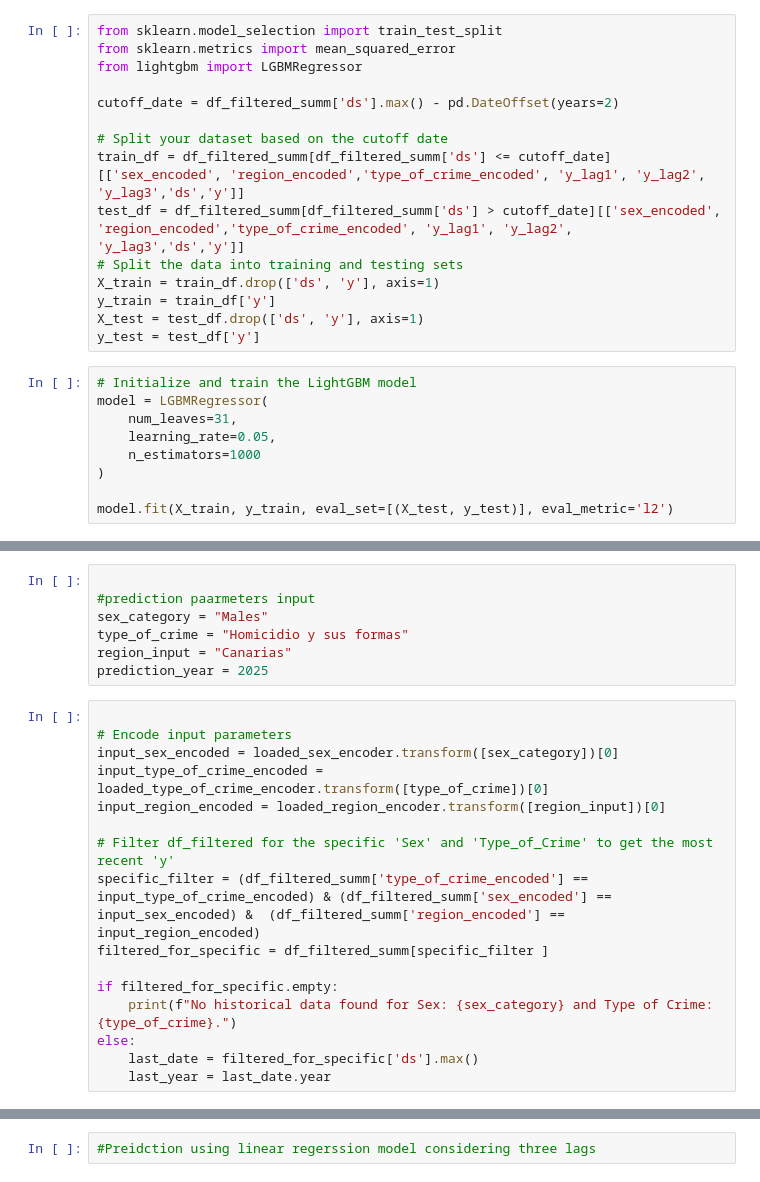
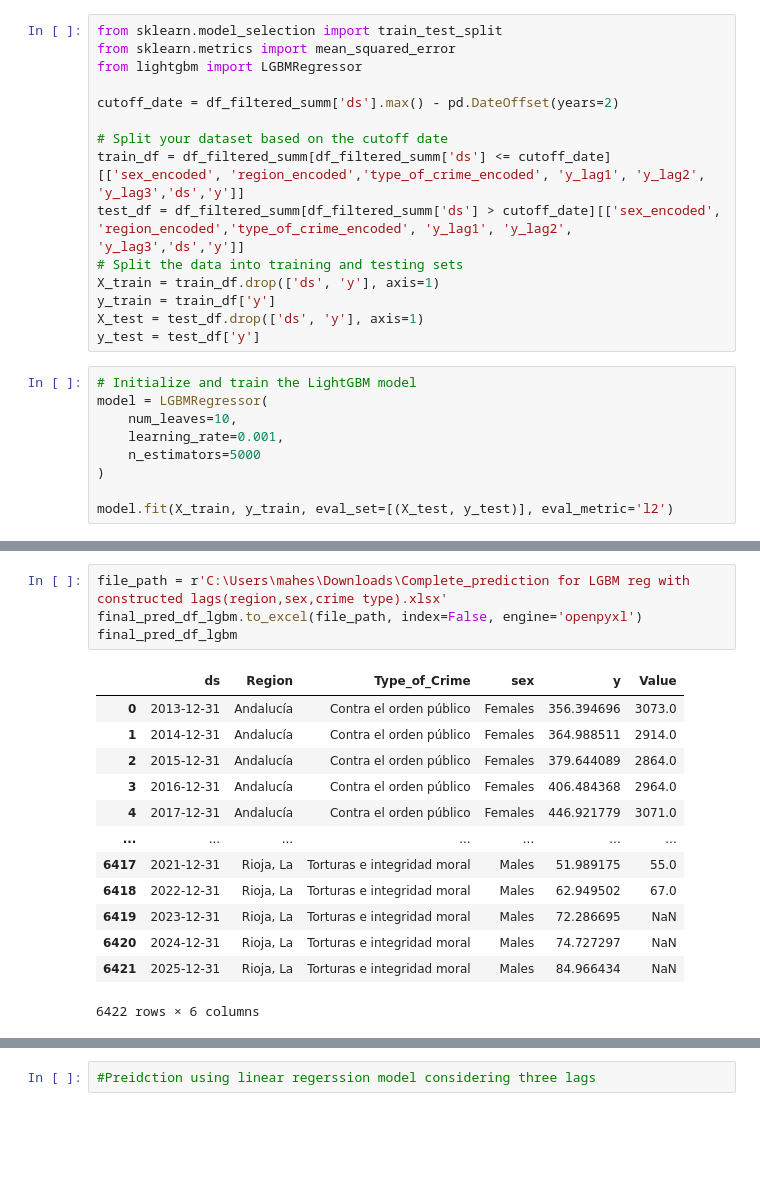
Before and after one commit to maheshsudar/alberto, a Jupyter notebook: police sex region stats v1.ipynb, the cells around one changed output, grey strips where cells are left out. Saved outputs shown, nothing was run; the diff lists cells and outputs as text; blank space fills up the shorter version.

```diff
--- a/police sex region stats v1.ipynb
+++ b/police sex region stats v1.ipynb
@@ -486,9 +486,9 @@ y_test = test_df['y']
 # %%
 # Initialize and train the LightGBM model
 model = LGBMRegressor(
-    num_leaves=31,
-    learning_rate=0.05,
-    n_estimators=1000
+    num_leaves=10,
+    learning_rate=0.001,
+    n_estimators=5000
 )
 
 model.fit(X_train, y_train, eval_set=[(X_test, y_test)], eval_metric='l2')
@@ -514,23 +512,0 @@ Test RMSE: 648.4105117303192
-# %%
-
-#prediction paarmeters input
-sex_category = "Males"
-type_of_crime = "Homicidio y sus formas"
-region_input = "Canarias"
-prediction_year = 2025
-# %%
-
-# Encode input parameters
-input_sex_encoded = loaded_sex_encoder.transform([sex_category])[0]
-input_type_of_crime_encoded = loaded_type_of_crime_encoder.transform([type_of_crime])[0]
-input_region_encoded = loaded_region_encoder.transform([region_input])[0]
-
-# Filter df_filtered for the specific 'Sex' and 'Type_of_Crime' to get the most recent 'y'
-specific_filter = (df_filtered_summ['type_of_crime_encoded'] == input_type_of_crime_encoded) & (df_filtered_summ['sex_encoded'] == input_sex_encoded) &  (df_filtered_summ['region_encoded'] == input_region_encoded)
-filtered_for_specific = df_filtered_summ[specific_filter ]
-
-if filtered_for_specific.empty:
-    print(f"No historical data found for Sex: {sex_category} and Type of Crime: {type_of_crime}.")
-else:
-    last_date = filtered_for_specific['ds'].max()
-    last_year = last_date.year
@@ -615,0 +577,18 @@ plt.show()
+# %%
+file_path = r'C:\Users\mahes\Downloads\Complete_prediction for LGBM reg with constructed lags(region,sex,crime type).xlsx'
+final_pred_df_lgbm.to_excel(file_path, index=False, engine='openpyxl')
+final_pred_df_lgbm
+# %% [output]
+|  | ds | Region | Type_of_Crime | sex | y | Value |
+| 0 | 2013-12-31 | Andalucía | Contra el orden público | Females | 356.394696 | 3073.0 |
+| 1 | 2014-12-31 | Andalucía | Contra el orden público | Females | 364.988511 | 2914.0 |
+| 2 | 2015-12-31 | Andalucía | Contra el orden público | Females | 379.644089 | 2864.0 |
+| 3 | 2016-12-31 | Andalucía | Contra el orden público | Females | 406.484368 | 2964.0 |
+| 4 | 2017-12-31 | Andalucía | Contra el orden público | Females | 446.921779 | 3071.0 |
+| ... | ... | ... | ... | ... | ... | ... |
+| 6417 | 2021-12-31 | Rioja, La | Torturas e integridad moral | Males | 51.989175 | 55.0 |
+| 6418 | 2022-12-31 | Rioja, La | Torturas e integridad moral | Males | 62.949502 | 67.0 |
+| 6419 | 2023-12-31 | Rioja, La | Torturas e integridad moral | Males | 72.286695 | NaN |
+| 6420 | 2024-12-31 | Rioja, La | Torturas e integridad moral | Males | 74.727297 | NaN |
+| 6421 | 2025-12-31 | Rioja, La | Torturas e integridad moral | Males | 84.966434 | NaN |
+6422 rows × 6 columns
```
Also changed, not shown: parts of 23 cells of this notebook, 1 other file.
